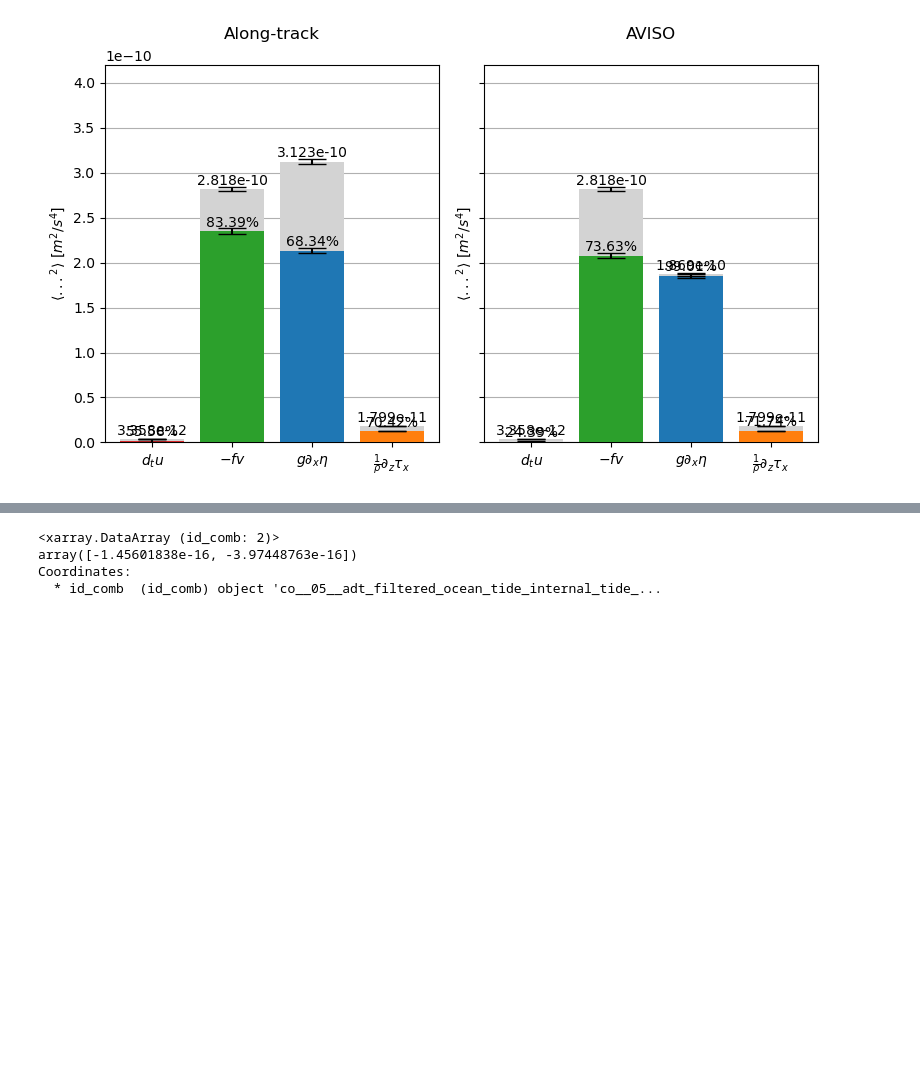
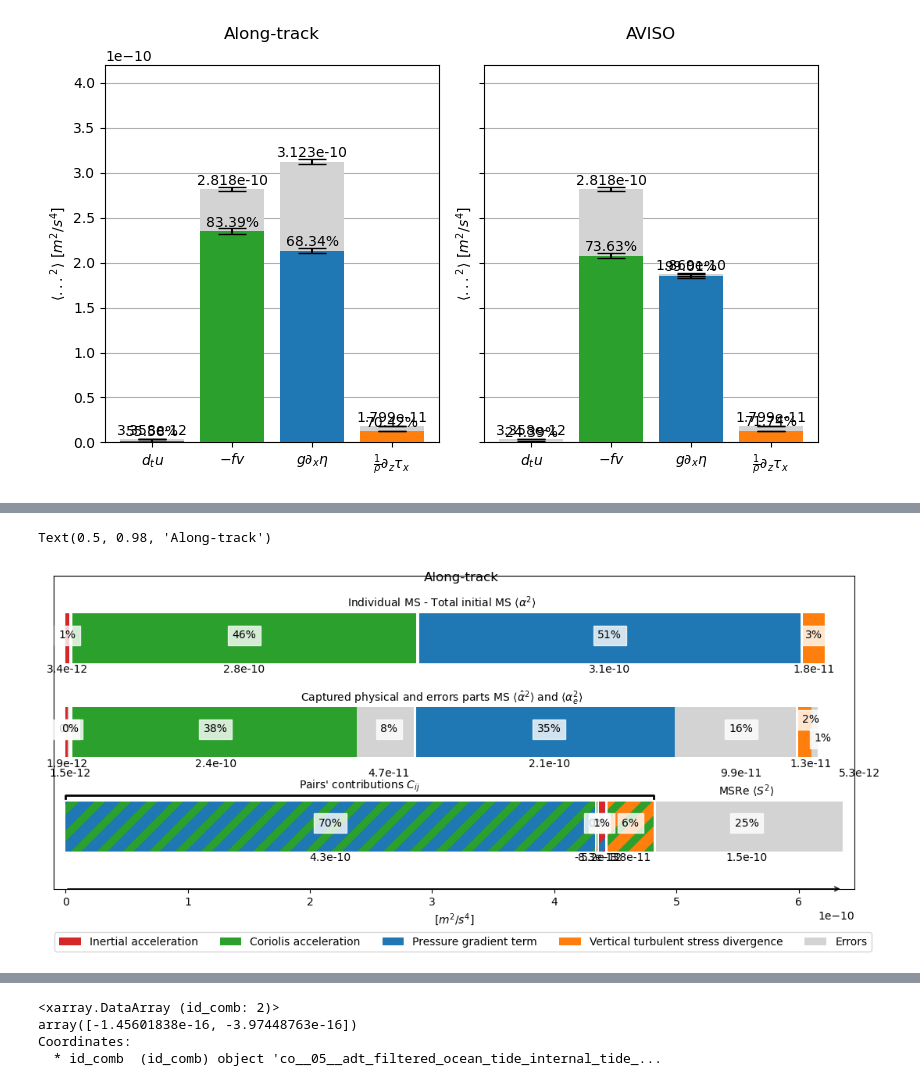
Before and after one commit to margot-demol/historical_analysis, a Jupyter notebook: 742_diag_ms_25_05_cutoff05.ipynb, the cells around one changed output, grey strips where cells are left out. Cells and saved outputs as stored; diff of their text form; code cells hidden in the pictures; blank space fills up the shorter version.

```diff
--- a/742_diag_ms_25_05_cutoff05.ipynb
+++ b/742_diag_ms_25_05_cutoff05.ipynb
@@ -253,0 +376,9 @@ fig.tight_layout(rect=[0,0.2,1,1])#left, bottom, right, top (default is 0,0,1,1)
+# %%
+fig, ax = plt.subplots(nrows=1,ncols=1,figsize=(11,5), frameon=False)
+synthetic_figure(dsms.sel(id_comb=id_co), -2*dscor_co, id_co_dic, ax)
+fig.legend(ncol=5,loc='lower center')
+fig.tight_layout(rect=[0,0.04,1,1])#left, bottom, right, top (default is 0,0,1,1)
+fig.suptitle('Along-track')
+# %% [output]
+Text(0.5, 0.98, 'Along-track')
+[figure, added]
```
Also changed, not shown: parts of 14 cells of this notebook, 22 other files.
